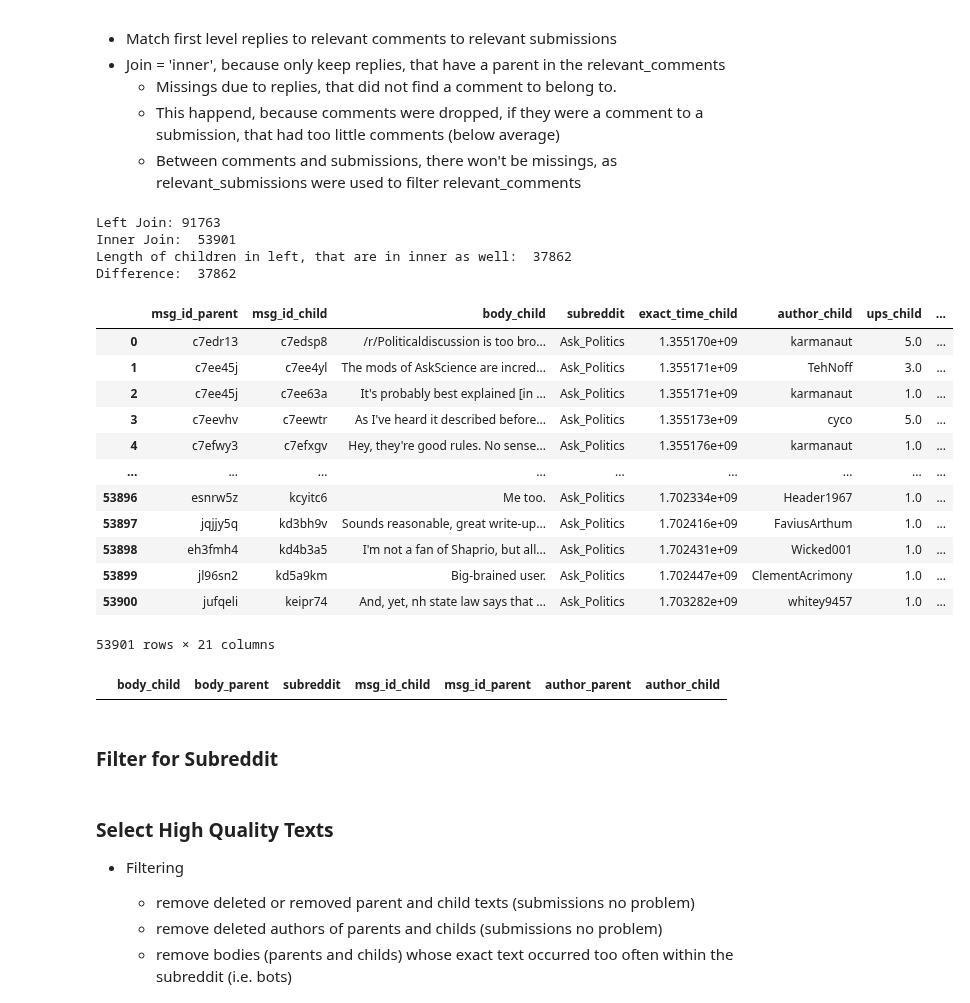
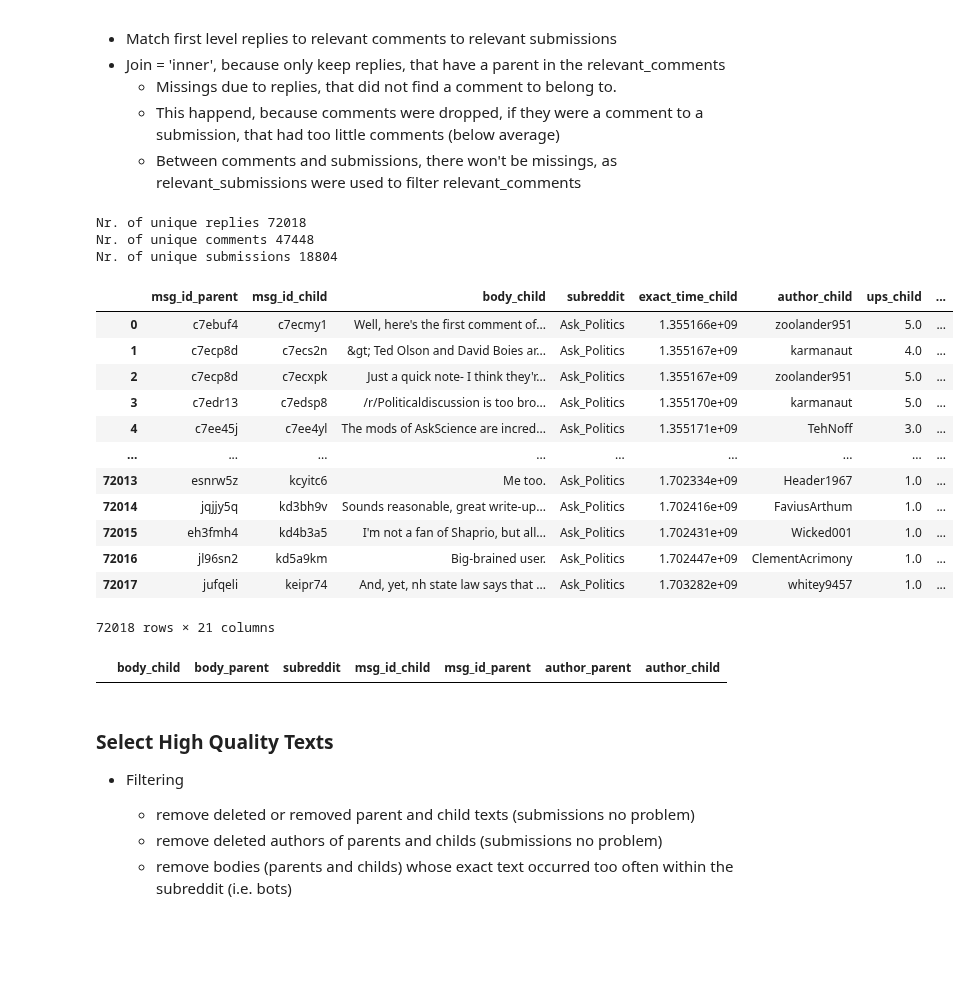
Before and after one commit to elenasolar/MasterThesis_EMI_and_Disagreement, a Jupyter notebook: code/preprocessing/Ask_Politics/Ask_Politics_pre_classification.ipynb, the cells around one changed output. Saved outputs shown, nothing was run; the diff lists cells and outputs as text; code cells hidden in the pictures; blank space fills up the shorter version.

```diff
--- a/code/preprocessing/Ask_Politics/Ask_Politics_pre_classification.ipynb
+++ b/code/preprocessing/Ask_Politics/Ask_Politics_pre_classification.ipynb
@@ -173,42 +223,29 @@ Lost submissions:  37197
     * Missings due to replies, that did not find a comment to belong to.
     * This happend, because comments were dropped, if they were a comment to a submission, that had too little comments (below average)
     * Between comments and submissions, there won't be missings, as relevant_submissions were used to filter relevant_comments
-# %%
-df_left = match_reply_comment_submission(replies, relevant_comments, relevant_submissions, 'left')
-df_inner = match_reply_comment_submission(replies, relevant_comments, relevant_submissions, 'inner') # correct join
-
-print("Left Join:", len(df_left))
-print("Inner Join: ", len(df_inner))
-
-print("Length of children in left, that are in inner as well: ", len(df_left[~df_left['msg_id_child'].isin(df_inner['msg_id_child'])]))
-print("Difference: ", len(df_left) - len(df_inner))
-# %% [output]
-Left Join: 91763
-Inner Join:  53901
-Length of children in left, that are in inner as well:  37862
-Difference:  37862
 # %%
-df_matched = match_reply_comment_submission(replies, relevant_comments, relevant_submissions, 'inner')
+df_matched = match_reply_comment_submission(replies, relevant_comments, relevant_submissions, 'inner', subreddit_here)
 df_matched
 # %% [output]
+Nr. of unique replies 72018
+Nr. of unique comments 47448
+Nr. of unique submissions 18804
 |  | msg_id_parent | msg_id_child | body_child | subreddit | exact_time_child | author_child | ups_child | ... |
-| 0 | c7edr13 | c7edsp8 | /r/Politicaldiscussion is too bro... | Ask_Politics | 1.355170e+09 | karmanaut | 5.0 | ... |
-| 1 | c7ee45j | c7ee4yl | The mods of AskScience are incred... | Ask_Politics | 1.355171e+09 | TehNoff | 3.0 | ... |
-| 2 | c7ee45j | c7ee63a | It's probably best explained [in ... | Ask_Politics | 1.355171e+09 | karmanaut | 1.0 | ... |
-| 3 | c7eevhv | c7eewtr | As I've heard it described before... | Ask_Politics | 1.355173e+09 | cyco | 5.0 | ... |
-| 4 | c7efwy3 | c7efxgv | Hey, they're good rules. No sense... | Ask_Politics | 1.355176e+09 | karmanaut | 1.0 | ... |
+| 0 | c7ebuf4 | c7ecmy1 | Well, here's the first comment of... | Ask_Politics | 1.355166e+09 | zoolander951 | 5.0 | ... |
+| 1 | c7ecp8d | c7ecs2n | &gt; Ted Olson and David Boies ar... | Ask_Politics | 1.355167e+09 | karmanaut | 4.0 | ... |
+| 2 | c7ecp8d | c7ecxpk | Just a quick note- I think they'r... | Ask_Politics | 1.355167e+09 | zoolander951 | 5.0 | ... |
+| 3 | c7edr13 | c7edsp8 | /r/Politicaldiscussion is too bro... | Ask_Politics | 1.355170e+09 | karmanaut | 5.0 | ... |
+| 4 | c7ee45j | c7ee4yl | The mods of AskScience are incred... | Ask_Politics | 1.355171e+09 | TehNoff | 3.0 | ... |
 | ... | ... | ... | ... | ... | ... | ... | ... | ... |
-| 53896 | esnrw5z | kcyitc6 | Me too. | Ask_Politics | 1.702334e+09 | Header1967 | 1.0 | ... |
-| 53897 | jqjjy5q | kd3bh9v | Sounds reasonable, great write-up... | Ask_Politics | 1.702416e+09 | FaviusArthum | 1.0 | ... |
-| 53898 | eh3fmh4 | kd4b3a5 | I'm not a fan of Shaprio, but all... | Ask_Politics | 1.702431e+09 | Wicked001 | 1.0 | ... |
-| 53899 | jl96sn2 | kd5a9km | Big-brained user. | Ask_Politics | 1.702447e+09 | ClementAcrimony | 1.0 | ... |
-| 53900 | jufqeli | keipr74 | And, yet, nh state law says that ... | Ask_Politics | 1.703282e+09 | whitey9457 | 1.0 | ... |
+| 72013 | esnrw5z | kcyitc6 | Me too. | Ask_Politics | 1.702334e+09 | Header1967 | 1.0 | ... |
+| 72014 | jqjjy5q | kd3bh9v | Sounds reasonable, great write-up... | Ask_Politics | 1.702416e+09 | FaviusArthum | 1.0 | ... |
+| 72015 | eh3fmh4 | kd4b3a5 | I'm not a fan of Shaprio, but all... | Ask_Politics | 1.702431e+09 | Wicked001 | 1.0 | ... |
+| 72016 | jl96sn2 | kd5a9km | Big-brained user. | Ask_Politics | 1.702447e+09 | ClementAcrimony | 1.0 | ... |
+| 72017 | jufqeli | keipr74 | And, yet, nh state law says that ... | Ask_Politics | 1.703282e+09 | whitey9457 | 1.0 | ... |
-53901 rows × 21 columns
+72018 rows × 21 columns
 # %%
 duplicated = df_matched[['body_child', "body_parent", 'subreddit', "msg_id_child", "msg_id_parent", "author_parent", "author_child"]]
 duplicated = duplicated[duplicated.duplicated(['body_child', "body_parent", "author_parent", "author_child"], keep=False) == True]
 duplicated
 # %% [output]
 |  | body_child | body_parent | subreddit | msg_id_child | msg_id_parent | author_parent | author_child |
-# %% [markdown]
-### Filter for Subreddit
```
Also changed, not shown: parts of 23 cells of this notebook, 1 other file.
